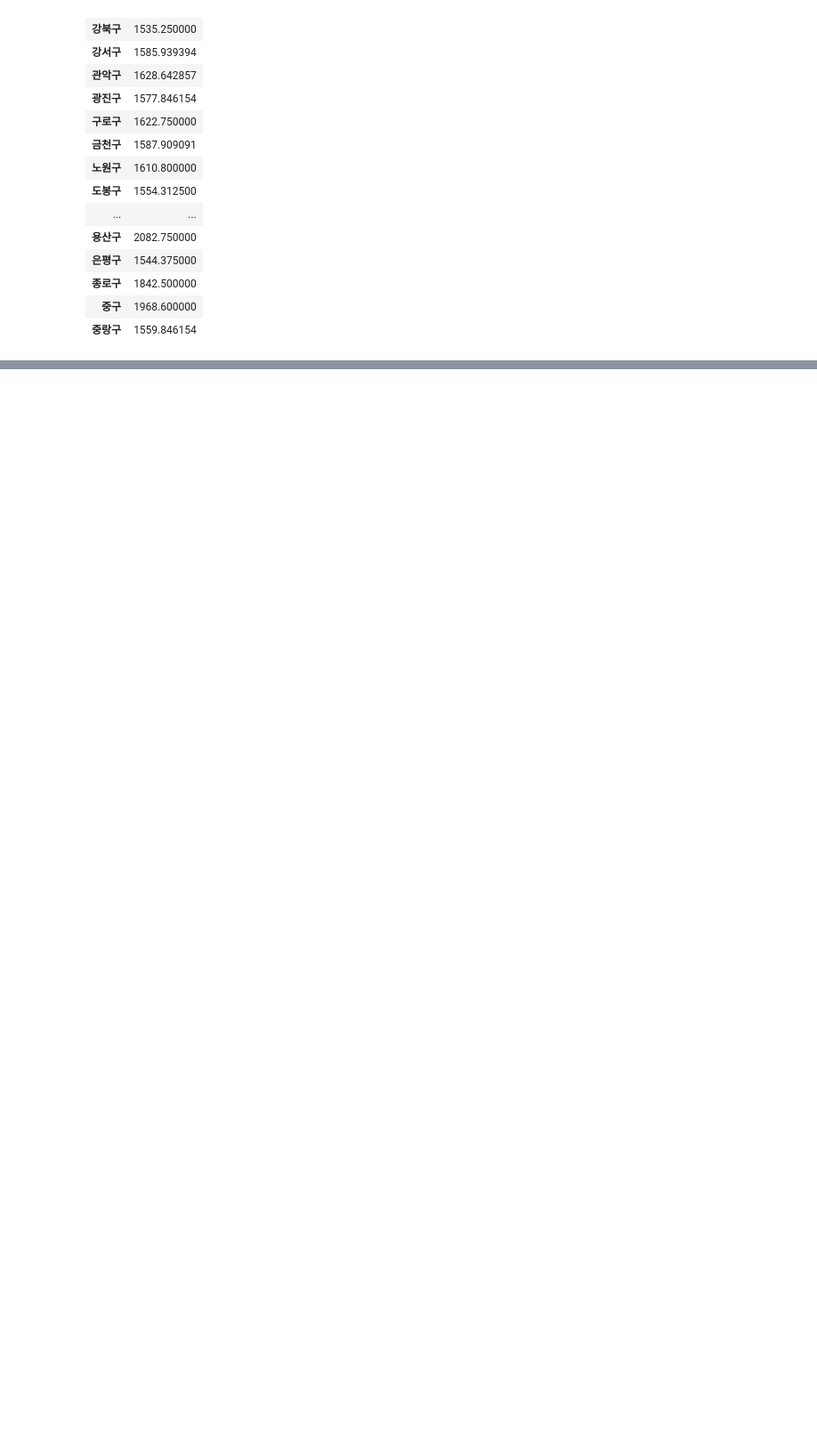
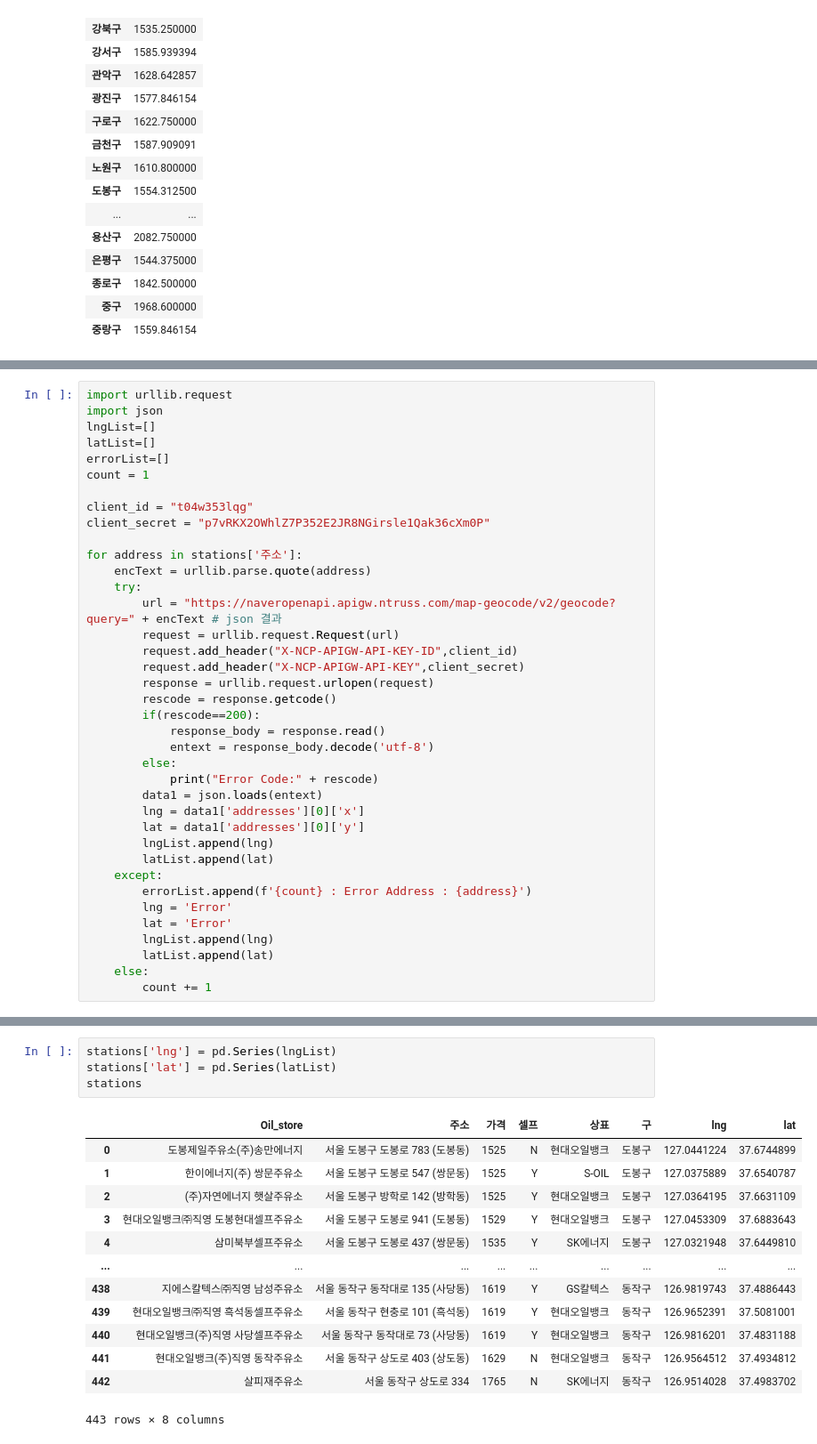
Before and after one commit to LeeHosik/Python-Study, a Jupyter notebook: DataAnalysis/Note/12.서울시 유가 정보 분석.ipynb, the cells around one changed output, grey strips where cells are left out. Shown at 89% size. Cells and saved outputs as stored; diff of their text form; blank space fills up the shorter version.

```diff
--- a/DataAnalysis/Note/12.서울시 유가 정보 분석.ipynb
+++ b/DataAnalysis/Note/12.서울시 유가 정보 분석.ipynb
@@ -360,0 +369,38 @@ stations[['구','가격']].pivot_table('가격', index='구').sort_values(by='
+# %%
+import urllib.request
+import json
+lngList=[]
+latList=[]
+errorList=[]
+count = 1
+
+client_id = "t04w353lqg"
+client_secret = "p7vRKX2OWhlZ7P352E2JR8NGirsle1Qak36cXm0P"
+
+for address in stations['주소']:
+    encText = urllib.parse.quote(address)
+    try:
+        url = "https://naveropenapi.apigw.ntruss.com/map-geocode/v2/geocode?query=" + encText # json 결과
+        request = urllib.request.Request(url)
+        request.add_header("X-NCP-APIGW-API-KEY-ID",client_id)
+        request.add_header("X-NCP-APIGW-API-KEY",client_secret)
+        response = urllib.request.urlopen(request)
+        rescode = response.getcode()
+        if(rescode==200):
+            response_body = response.read()
+            entext = response_body.decode('utf-8')
+        else:
+            print("Error Code:" + rescode)
+        data1 = json.loads(entext)
+        lng = data1['addresses'][0]['x']
+        lat = data1['addresses'][0]['y']
+        lngList.append(lng)
+        latList.append(lat)
+    except:
+        errorList.append(f'{count} : Error Address : {address}')
+        lng = 'Error'
+        lat = 'Error'
+        lngList.append(lng)
+        latList.append(lat)
+    else:
+        count += 1
@@ -360,0 +411,18 @@ stations[['구','가격']].pivot_table('가격', index='구').sort_values(by='
+# %%
+stations['lng'] = pd.Series(lngList)
+stations['lat'] = pd.Series(latList)
+stations
+# %% [output]
+|  | Oil_store | 주소 | 가격 | 셀프 | 상표 | 구 | lng | lat |
+| 0 | 도봉제일주유소(주)송만에너지 | 서울 도봉구 도봉로 783 (도봉동) | 1525 | N | 현대오일뱅크 | 도봉구 | 127.0441224 | 37.6744899 |
+| 1 | 한이에너지(주) 쌍문주유소 | 서울 도봉구 도봉로 547 (쌍문동) | 1525 | Y | S-OIL | 도봉구 | 127.0375889 | 37.6540787 |
+| 2 | (주)자연에너지 햇살주유소 | 서울 도봉구 방학로 142 (방학동) | 1525 | Y | 현대오일뱅크 | 도봉구 | 127.0364195 | 37.6631109 |
+| 3 | 현대오일뱅크㈜직영 도봉현대셀프주유소 | 서울 도봉구 도봉로 941 (도봉동) | 1529 | Y | 현대오일뱅크 | 도봉구 | 127.0453309 | 37.6883643 |
+| 4 | 삼미북부셀프주유소 | 서울 도봉구 도봉로 437 (쌍문동) | 1535 | Y | SK에너지 | 도봉구 | 127.0321948 | 37.6449810 |
+| ... | ... | ... | ... | ... | ... | ... | ... | ... |
+| 438 | 지에스칼텍스㈜직영 남성주유소 | 서울 동작구 동작대로 135 (사당동) | 1619 | Y | GS칼텍스 | 동작구 | 126.9819743 | 37.4886443 |
+| 439 | 현대오일뱅크㈜직영 흑석동셀프주유소 | 서울 동작구 현충로 101 (흑석동) | 1619 | Y | 현대오일뱅크 | 동작구 | 126.9652391 | 37.5081001 |
+| 440 | 현대오일뱅크(주)직영 사당셀프주유소 | 서울 동작구 동작대로 73 (사당동) | 1619 | Y | 현대오일뱅크 | 동작구 | 126.9816201 | 37.4831188 |
+| 441 | 현대오일뱅크(주)직영 동작주유소 | 서울 동작구 상도로 403 (상도동) | 1629 | N | 현대오일뱅크 | 동작구 | 126.9564512 | 37.4934812 |
+| 442 | 살피재주유소 | 서울 동작구 상도로 334 | 1765 | N | SK에너지 | 동작구 | 126.9514028 | 37.4983702 |
+443 rows × 8 columns
```
Also changed, not shown: parts of 12 cells of this notebook, 16 other files.
